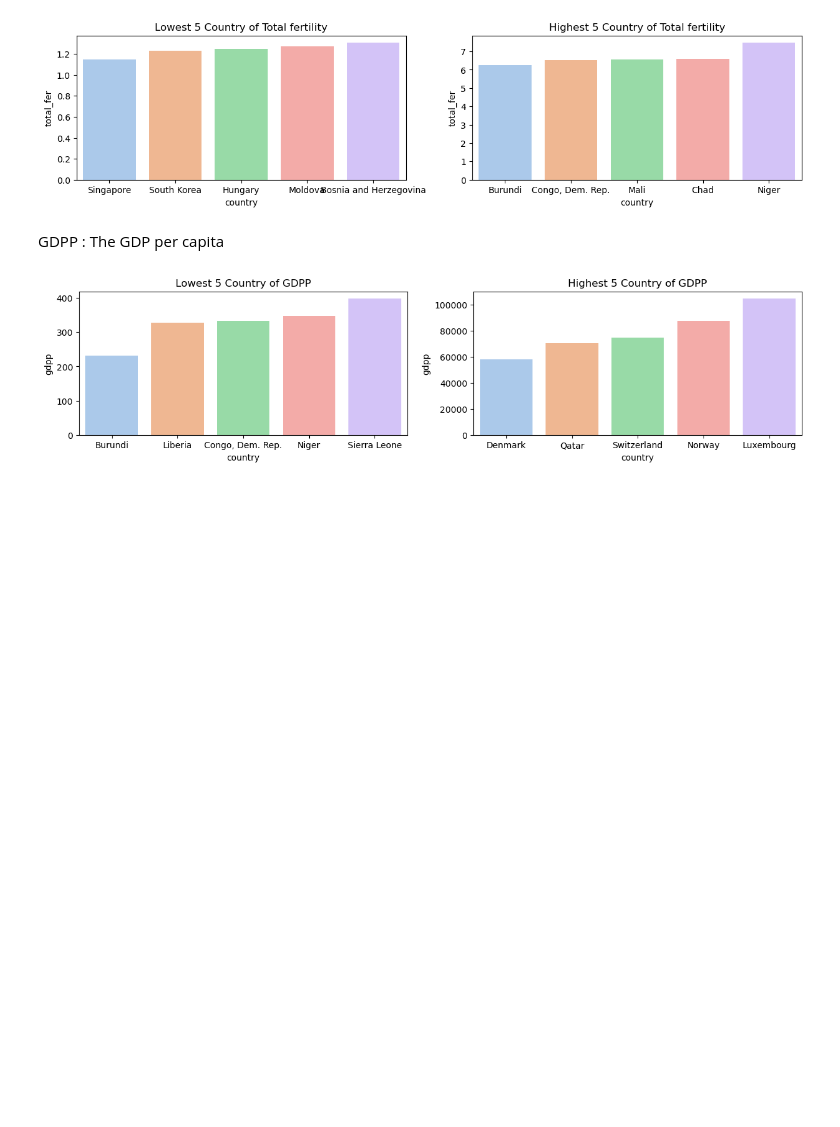
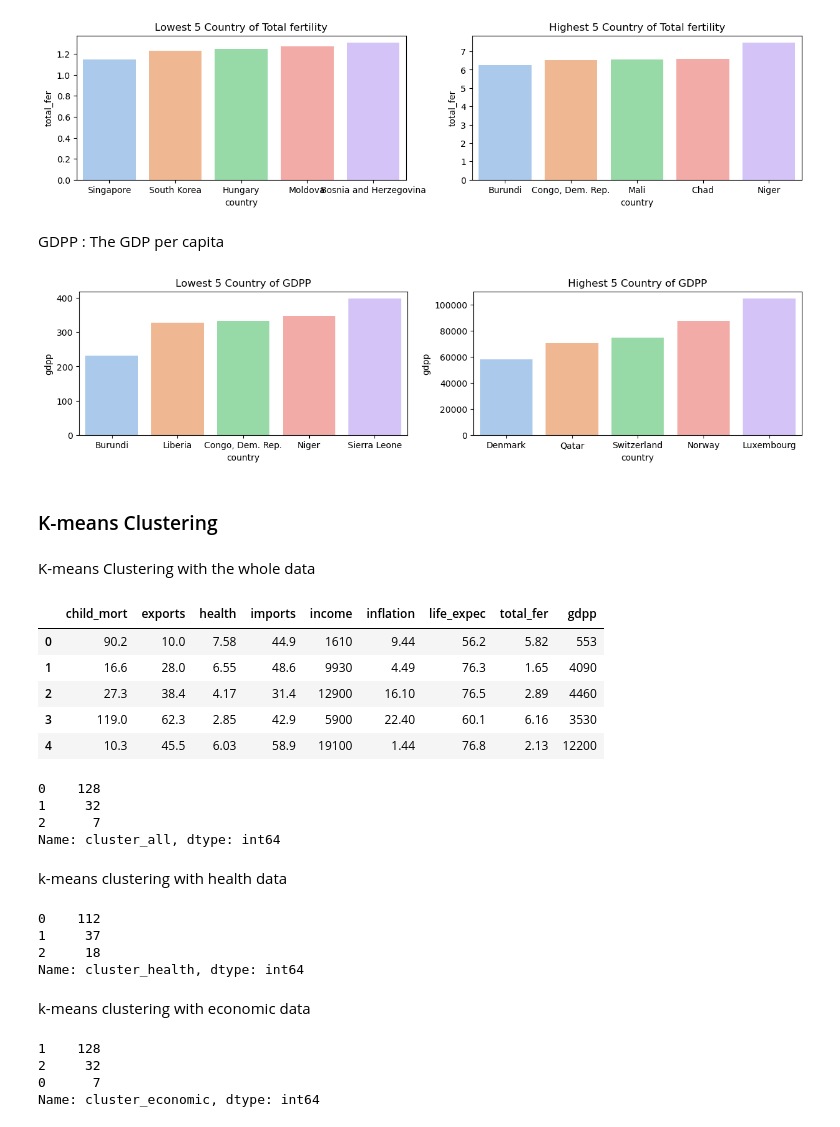
Before and after one commit to usuajiayako/DataScienceWeek8, a Jupyter notebook: unsupervised_mini_project/country.ipynb, the cells around one changed output. Drawn from its saved outputs; the diff is of its cells as text; code cells hidden in the pictures; blank space fills up the shorter version.

Commit message:
done three k-means analysis

```diff
--- a/unsupervised_mini_project/country.ipynb
+++ b/unsupervised_mini_project/country.ipynb
@@ -212,3 +214,58 @@ sns.barplot(ax = ax[0,1], x = "country", y = "gdpp", data = sorted.iloc[-5:]).se
 plt.show()
 # %% [output]
 [figure]
+# %% [markdown]
+### K-means Clustering
+# %% [markdown]
+K-means Clustering with the whole data
+# %%
+k_data_all = data.iloc[:, 1:]
+k_data_all.head()
+# %% [output]
+|  | child_mort | exports | health | imports | income | inflation | life_expec | total_fer | gdpp |
+| 0 | 90.2 | 10.0 | 7.58 | 44.9 | 1610 | 9.44 | 56.2 | 5.82 | 553 |
+| 1 | 16.6 | 28.0 | 6.55 | 48.6 | 9930 | 4.49 | 76.3 | 1.65 | 4090 |
+| 2 | 27.3 | 38.4 | 4.17 | 31.4 | 12900 | 16.10 | 76.5 | 2.89 | 4460 |
+| 3 | 119.0 | 62.3 | 2.85 | 42.9 | 5900 | 22.40 | 60.1 | 6.16 | 3530 |
+| 4 | 10.3 | 45.5 | 6.03 | 58.9 | 19100 | 1.44 | 76.8 | 2.13 | 12200 |
+# %%
+kmeans = KMeans(n_clusters = 3, n_init = 20)
+kmeans.fit(k_data_all)
+
+data["cluster_all"] = kmeans.labels_
+data["cluster_all"].value_counts()
+# %% [output]
+0    128
+1     32
+2      7
+Name: cluster_all, dtype: int64
+# %% [markdown]
+k-means clustering with health data
+# %%
+k_data_health = data[["child_mort", "life_expec", "total_fer"]]
+
+kmeans = KMeans(n_clusters = 3, n_init = 20)
+kmeans.fit(k_data_health)
+
+data["cluster_health"] = kmeans.labels_
+data["cluster_health"].value_counts()
+# %% [output]
+0    112
+1     37
+2     18
+Name: cluster_health, dtype: int64
+# %% [markdown]
+k-means clustering with economic data
+# %%
+k_data_economic = data[["income", "gdpp"]]
+
+kmeans = KMeans(n_clusters = 3, n_init = 20)
+kmeans.fit(k_data_economic)
+
+data["cluster_economic"] = kmeans.labels_
+data["cluster_economic"].value_counts()
+# %% [output]
+1    128
+2     32
+0      7
+Name: cluster_economic, dtype: int64
```
Also changed, not shown: parts of 1 cell of this notebook.
